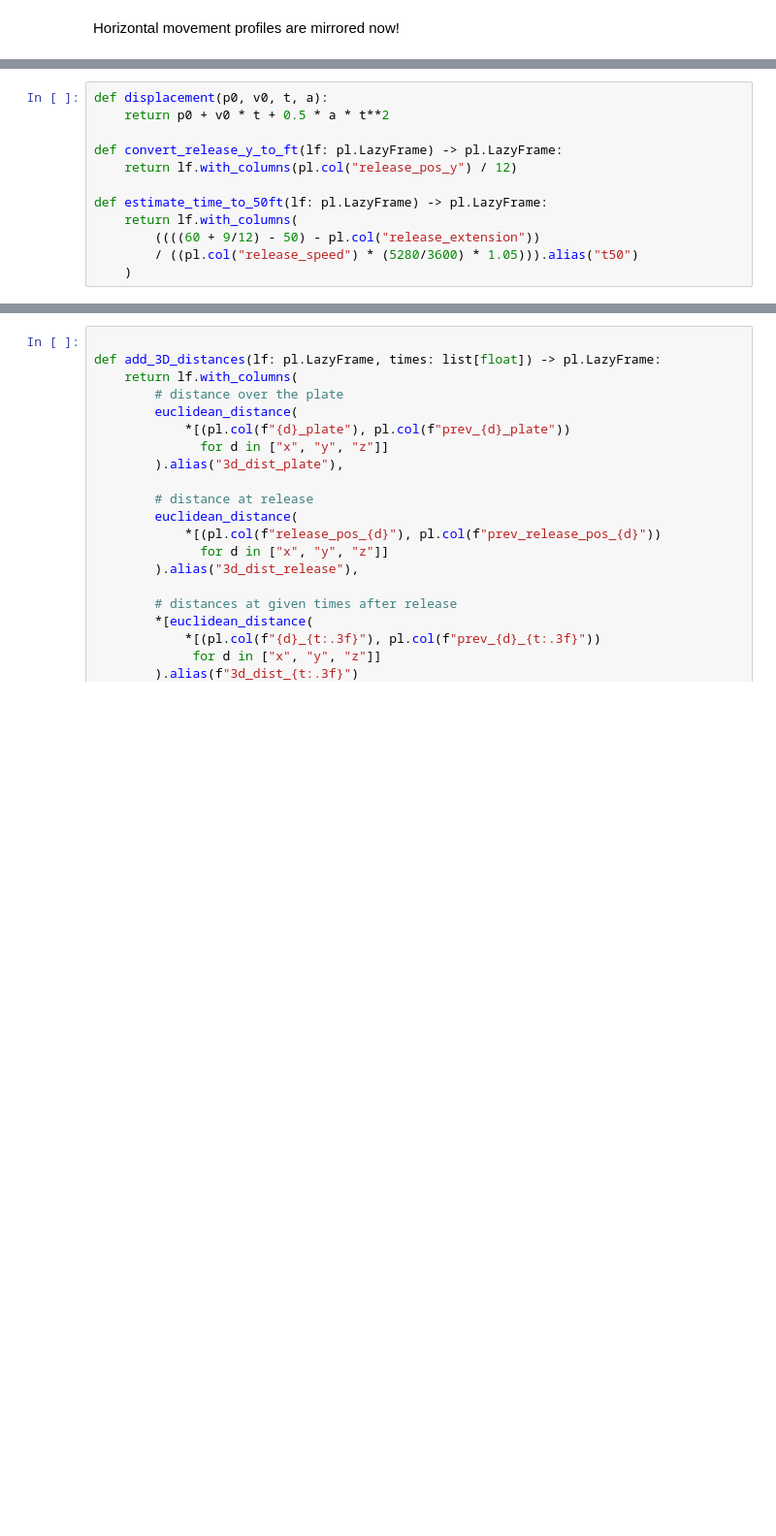
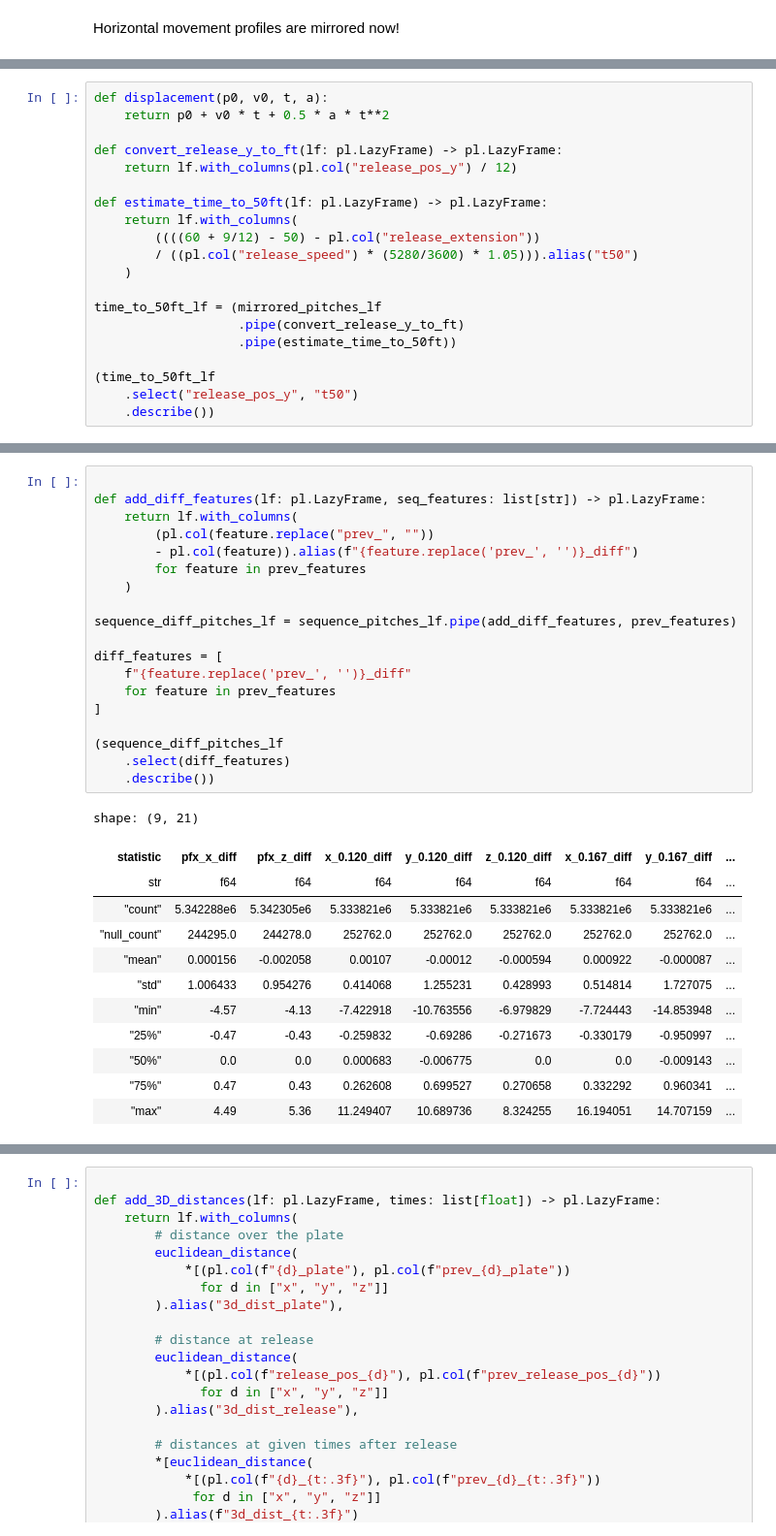
Before and after one commit to Jensen-holm/Sequence-Plus, a Jupyter notebook: notebooks/tunnel+.ipynb, the cells around one changed output, grey strips where cells are left out. Shown at 97% size. Drawn from its saved outputs; the diff is of its cells as text; blank space fills up the shorter version.

```diff
--- a/notebooks/tunnel+.ipynb
+++ b/notebooks/tunnel+.ipynb
@@ -226,3 +234,11 @@ def estimate_time_to_50ft(lf: pl.LazyFrame) -> pl.LazyFrame:
         ((((60 + 9/12) - 50) - pl.col("release_extension"))
         / ((pl.col("release_speed") * (5280/3600) * 1.05))).alias("t50")
     )
+
+time_to_50ft_lf = (mirrored_pitches_lf
+                   .pipe(convert_release_y_to_ft)
+                   .pipe(estimate_time_to_50ft))
+
+(time_to_50ft_lf
+    .select("release_pos_y", "t50")
+    .describe())
@@ -485 +558,33 @@ shape: (9, 21)
+# %%
+
+def add_diff_features(lf: pl.LazyFrame, seq_features: list[str]) -> pl.LazyFrame:
+    return lf.with_columns(
+        (pl.col(feature.replace("prev_", ""))
+        - pl.col(feature)).alias(f"{feature.replace('prev_', '')}_diff")
+        for feature in prev_features
+    )
+
+sequence_diff_pitches_lf = sequence_pitches_lf.pipe(add_diff_features, prev_features)
+
+diff_features = [
+    f"{feature.replace('prev_', '')}_diff"
+    for feature in prev_features
+]
+
+(sequence_diff_pitches_lf
+    .select(diff_features)
+    .describe())
+# %% [output]
+shape: (9, 21)
+| statistic | pfx_x_diff | pfx_z_diff | x_0.120_diff | y_0.120_diff | z_0.120_diff | x_0.167_diff | y_0.167_diff | ... |
+| str | f64 | f64 | f64 | f64 | f64 | f64 | f64 | ... |
+| "count" | 5.342288e6 | 5.342305e6 | 5.333821e6 | 5.333821e6 | 5.333821e6 | 5.333821e6 | 5.333821e6 | ... |
+| "null_count" | 244295.0 | 244278.0 | 252762.0 | 252762.0 | 252762.0 | 252762.0 | 252762.0 | ... |
+| "mean" | 0.000156 | -0.002058 | 0.00107 | -0.00012 | -0.000594 | 0.000922 | -0.000087 | ... |
+| "std" | 1.006433 | 0.954276 | 0.414068 | 1.255231 | 0.428993 | 0.514814 | 1.727075 | ... |
+| "min" | -4.57 | -4.13 | -7.422918 | -10.763556 | -6.979829 | -7.724443 | -14.853948 | ... |
+| "25%" | -0.47 | -0.43 | -0.259832 | -0.69286 | -0.271673 | -0.330179 | -0.950997 | ... |
+| "50%" | 0.0 | 0.0 | 0.000683 | -0.006775 | 0.0 | 0.0 | -0.009143 | ... |
+| "75%" | 0.47 | 0.43 | 0.262608 | 0.699527 | 0.270658 | 0.332292 | 0.960341 | ... |
+| "max" | 4.49 | 5.36 | 11.249407 | 10.689736 | 8.324255 | 16.194051 | 14.707159 | ... |
 # %% [markdown]
```
Also changed, not shown: parts of 19 cells of this notebook.
